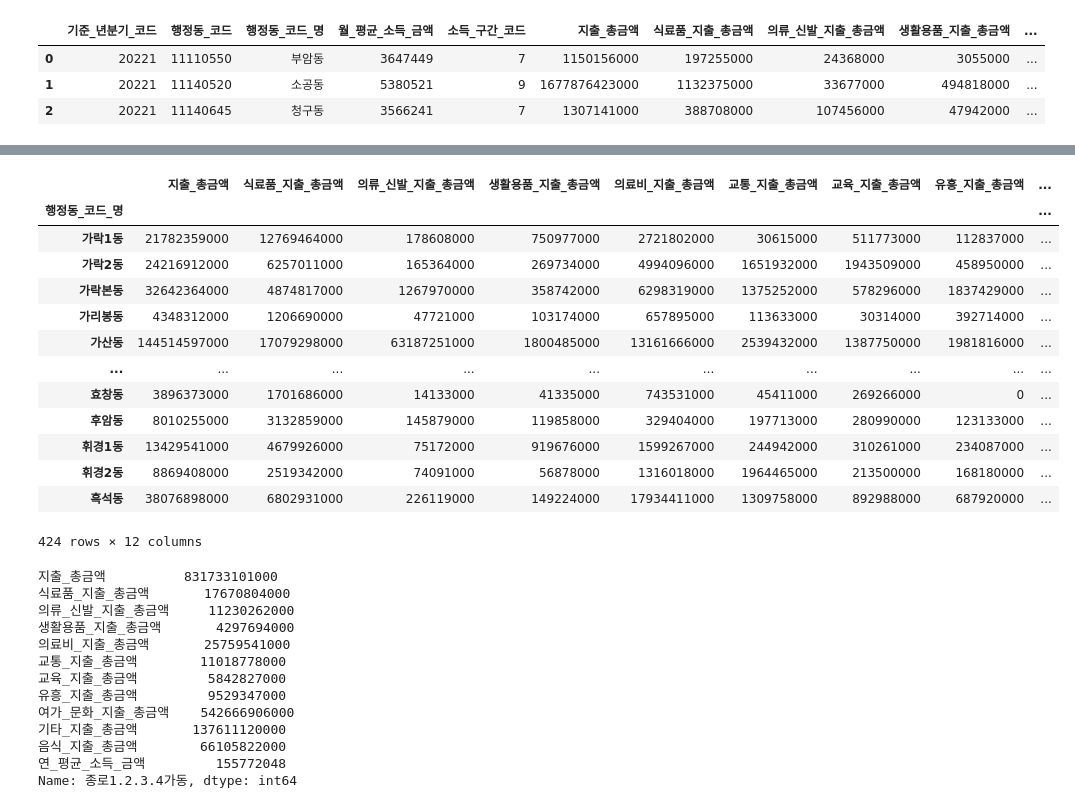
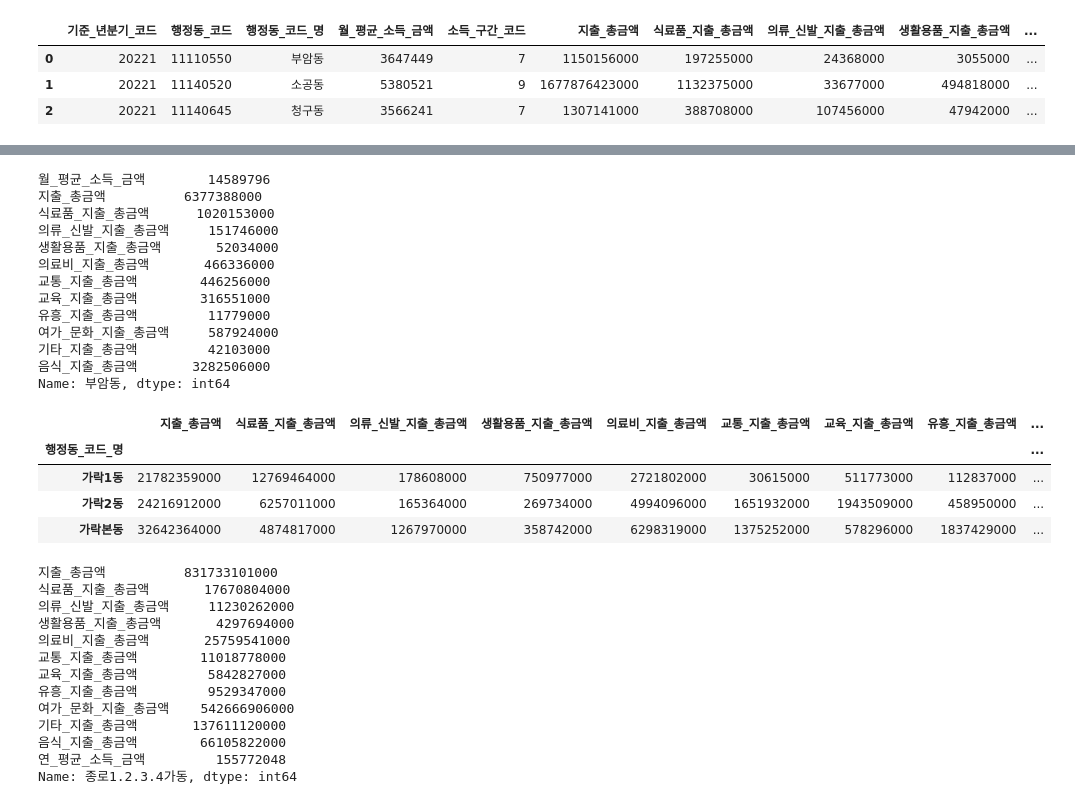
Before and after one commit to rlfgus0821/-HTML-, a Jupyter notebook: 06_semi project/소비소득분석_김길현.ipynb, the cells around one changed output, grey strips where cells are left out. Drawn from its saved outputs; the diff is of its cells as text; code cells hidden in the pictures.

```diff
--- a/06_semi project/상권(1년 소비소득).ipynb
+++ b/06_semi project/소비소득분석_김길현.ipynb
@@ -62,27 +73,34 @@ pay1.head(3)
 # 동별 1년치로 합산
 group_pay = pay1.drop('행정동_코드_명', axis=1).groupby(pay1['행정동_코드_명']).sum()
 group_pay.drop(['기준_년분기_코드','행정동_코드','소득_구간_코드',],axis=1, inplace=True)
+# %%
+group_pay.loc['부암동']
+# %% [output]
+월_평균_소득_금액        14589796
+지출_총금액          6377388000
+식료품_지출_총금액      1020153000
+의류_신발_지출_총금액     151746000
+생활용품_지출_총금액       52034000
+의료비_지출_총금액       466336000
+교통_지출_총금액        446256000
+교육_지출_총금액        316551000
+유흥_지출_총금액         11779000
+여가_문화_지출_총금액     587924000
+기타_지출_총금액         42103000
+음식_지출_총금액       3282506000
+Name: 부암동, dtype: int64
 # %%
 # 월 평균 -> 연평균으로
 group_pay['연_평균_소득_금액'] = group_pay['월_평균_소득_금액'] * 12
 # %%
 group_pay.drop('월_평균_소득_금액', axis=1, inplace=True)
-group_pay
+group_pay.head(3)
 # %% [output]
 |  | 지출_총금액 | 식료품_지출_총금액 | 의류_신발_지출_총금액 | 생활용품_지출_총금액 | 의료비_지출_총금액 | 교통_지출_총금액 | 교육_지출_총금액 | 유흥_지출_총금액 | ... |
 | 행정동_코드_명 |  |  |  |  |  |  |  |  | ... |
 | 가락1동 | 21782359000 | 12769464000 | 178608000 | 750977000 | 2721802000 | 30615000 | 511773000 | 112837000 | ... |
 | 가락2동 | 24216912000 | 6257011000 | 165364000 | 269734000 | 4994096000 | 1651932000 | 1943509000 | 458950000 | ... |
 | 가락본동 | 32642364000 | 4874817000 | 1267970000 | 358742000 | 6298319000 | 1375252000 | 578296000 | 1837429000 | ... |
-| 가리봉동 | 4348312000 | 1206690000 | 47721000 | 103174000 | 657895000 | 113633000 | 30314000 | 392714000 | ... |
-| 가산동 | 144514597000 | 17079298000 | 63187251000 | 1800485000 | 13161666000 | 2539432000 | 1387750000 | 1981816000 | ... |
-| ... | ... | ... | ... | ... | ... | ... | ... | ... | ... |
-| 효창동 | 3896373000 | 1701686000 | 14133000 | 41335000 | 743531000 | 45411000 | 269266000 | 0 | ... |
-| 후암동 | 8010255000 | 3132859000 | 145879000 | 119858000 | 329404000 | 197713000 | 280990000 | 123133000 | ... |
-| 휘경1동 | 13429541000 | 4679926000 | 75172000 | 919676000 | 1599267000 | 244942000 | 310261000 | 234087000 | ... |
-| 휘경2동 | 8869408000 | 2519342000 | 74091000 | 56878000 | 1316018000 | 1964465000 | 213500000 | 168180000 | ... |
-| 흑석동 | 38076898000 | 6802931000 | 226119000 | 149224000 | 17934411000 | 1309758000 | 892988000 | 687920000 | ... |
-424 rows × 12 columns
 # %%
 # 이상한 이름 변경
 group_pay.rename(index={'종로1?2?3?4가동':'종로1.2.3.4가동'},inplace=True)
```
Also changed, not shown: parts of 31 cells of this notebook, 2 other files.
